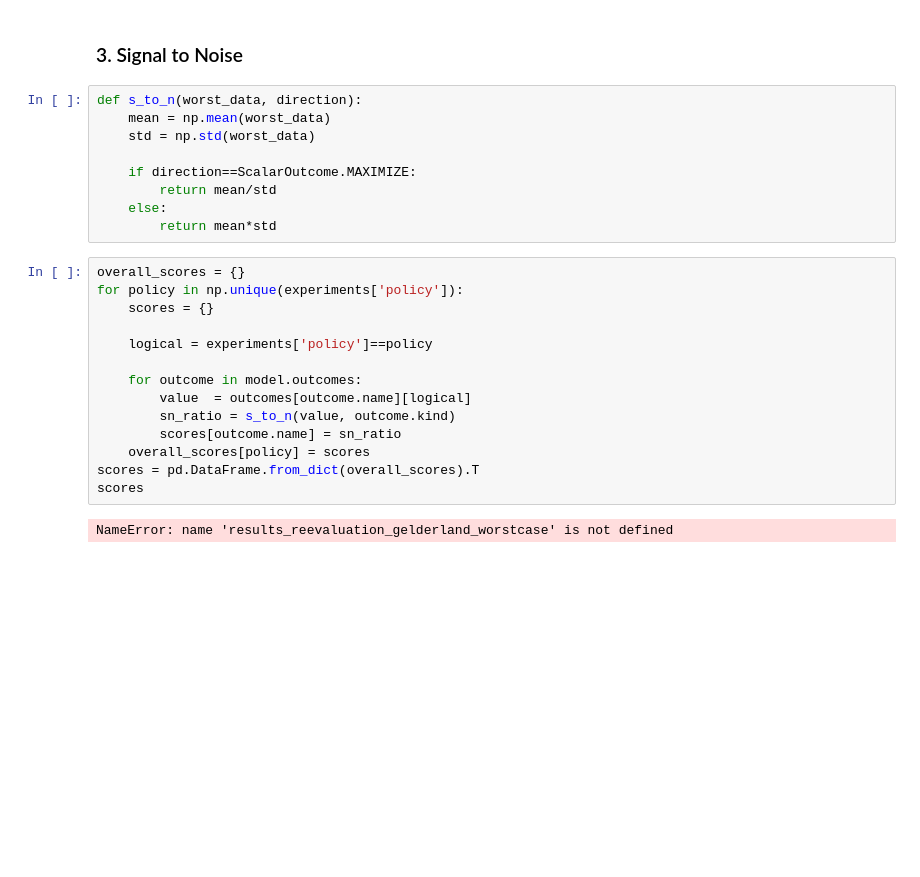
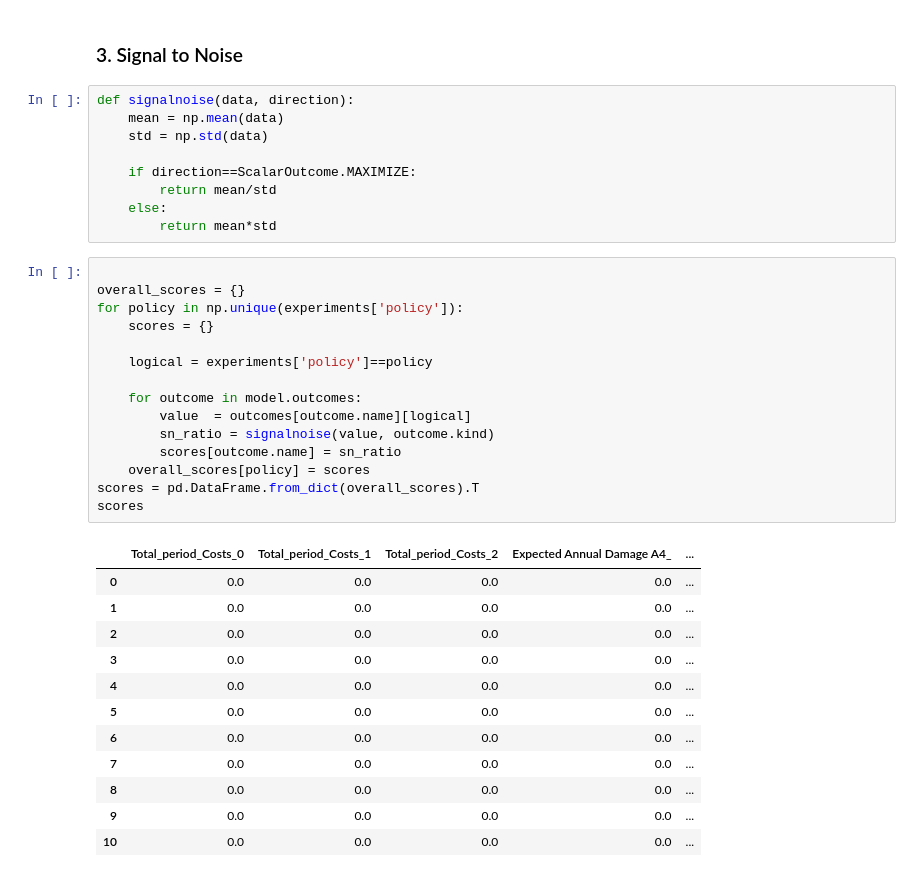
Before and after one commit to yhienz/epa141A_group3, a Jupyter notebook: final_ass_time_changed/Robustness_of_policies.ipynb, the cells around one changed output. Drawn from its saved outputs; the diff is of its cells as text; blank space fills up the shorter version.

```diff
--- a/final_ass_time_changed/Robustness_of_policies.ipynb
+++ b/final_ass_time_changed/Robustness_of_policies.ipynb
@@ -150,27 +276,39 @@ ReadError: not a gzip file
 # %% [markdown]
 ### 3. Signal to Noise
 # %%
-def s_to_n(worst_data, direction):
-    mean = np.mean(worst_data)
-    std = np.std(worst_data)
+def signalnoise(data, direction):
+    mean = np.mean(data)
+    std = np.std(data)
 
     if direction==ScalarOutcome.MAXIMIZE:
         return mean/std
     else:
         return mean*std
 # %%
+
 overall_scores = {}
 for policy in np.unique(experiments['policy']):
     scores = {}
 
     logical = experiments['policy']==policy
 
     for outcome in model.outcomes:
         value  = outcomes[outcome.name][logical]
-        sn_ratio = s_to_n(value, outcome.kind)
+        sn_ratio = signalnoise(value, outcome.kind)
         scores[outcome.name] = sn_ratio
     overall_scores[policy] = scores
 scores = pd.DataFrame.from_dict(overall_scores).T
 scores
 # %% [output]
-NameError: name 'results_reevaluation_gelderland_worstcase' is not defined
+|  | Total_period_Costs_0 | Total_period_Costs_1 | Total_period_Costs_2 | Expected Annual Damage A4_ | ... |
+| 0 | 0.0 | 0.0 | 0.0 | 0.0 | ... |
+| 1 | 0.0 | 0.0 | 0.0 | 0.0 | ... |
+| 2 | 0.0 | 0.0 | 0.0 | 0.0 | ... |
+| 3 | 0.0 | 0.0 | 0.0 | 0.0 | ... |
+| 4 | 0.0 | 0.0 | 0.0 | 0.0 | ... |
+| 5 | 0.0 | 0.0 | 0.0 | 0.0 | ... |
+| 6 | 0.0 | 0.0 | 0.0 | 0.0 | ... |
+| 7 | 0.0 | 0.0 | 0.0 | 0.0 | ... |
+| 8 | 0.0 | 0.0 | 0.0 | 0.0 | ... |
+| 9 | 0.0 | 0.0 | 0.0 | 0.0 | ... |
+| 10 | 0.0 | 0.0 | 0.0 | 0.0 | ... |
```
Also changed, not shown: parts of 8 cells of this notebook, 1 other file.
